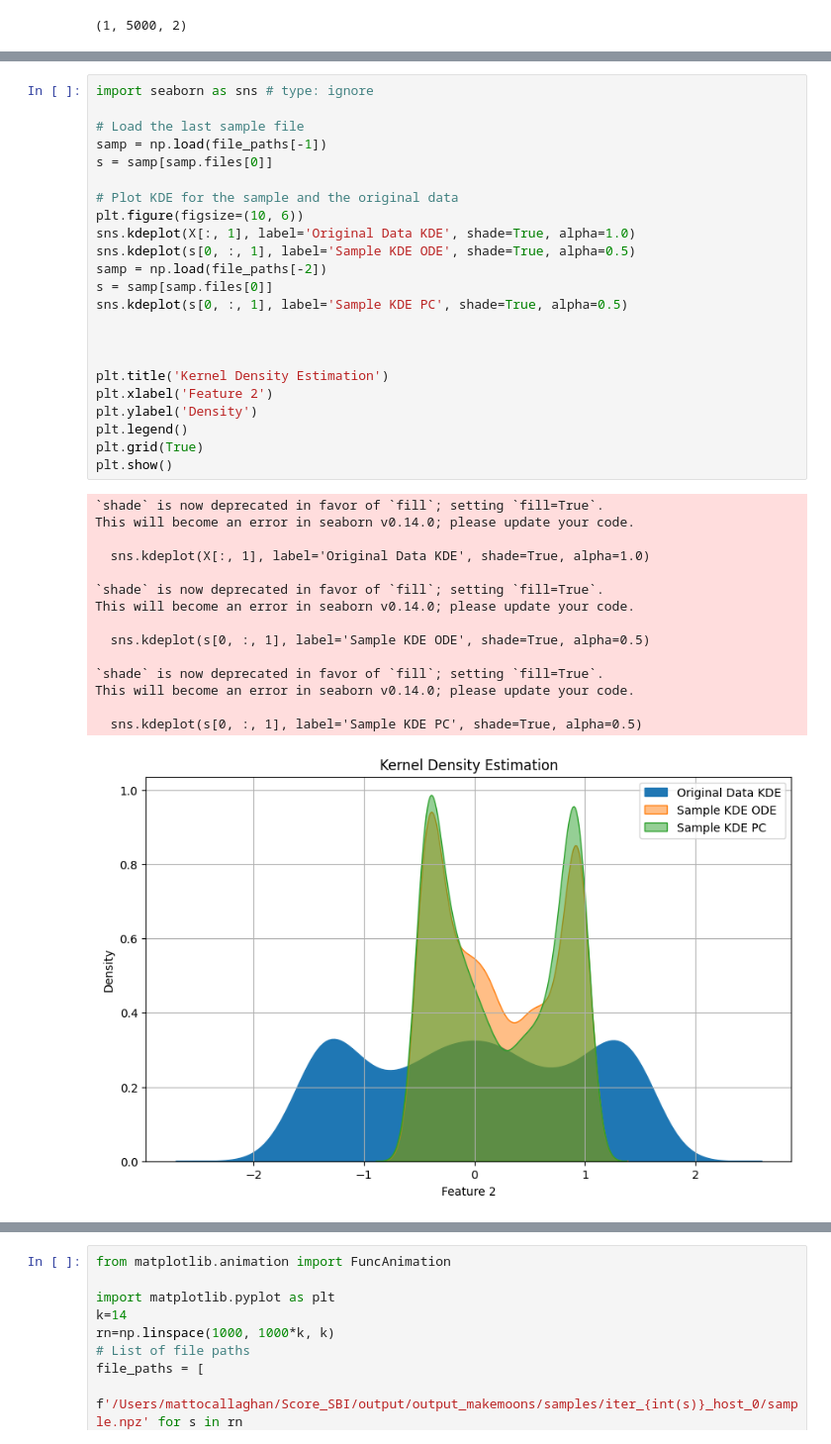
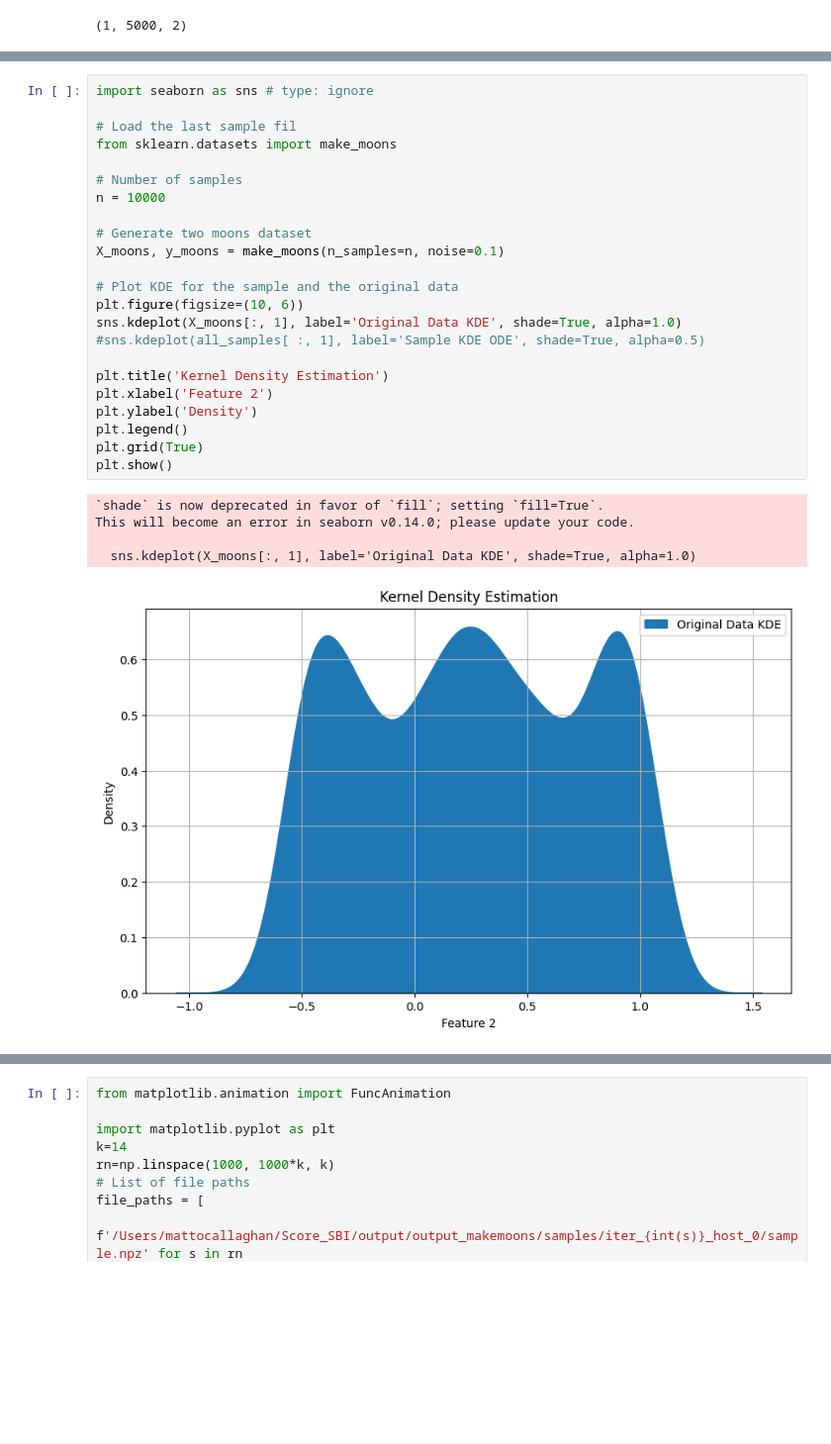
Before and after one commit to mattocallaghan/Score_SBI, a Jupyter notebook: plots.ipynb, the cells around one changed output, grey strips where cells are left out. Shown at 99% size. Cells and saved outputs as stored; diff of their text form; blank space fills up the shorter version.

```diff
--- a/plots.ipynb
+++ b/plots.ipynb
@@ -65,39 +126,29 @@ plt.hist(s[0, :, 1])
 # %%
 import seaborn as sns # type: ignore
 
-# Load the last sample file
-samp = np.load(file_paths[-1])
-s = samp[samp.files[0]]
+# Load the last sample fil
+from sklearn.datasets import make_moons
+
+# Number of samples
+n = 10000
+
+# Generate two moons dataset
+X_moons, y_moons = make_moons(n_samples=n, noise=0.1)
 
 # Plot KDE for the sample and the original data
 plt.figure(figsize=(10, 6))
-sns.kdeplot(X[:, 1], label='Original Data KDE', shade=True, alpha=1.0)
-sns.kdeplot(s[0, :, 1], label='Sample KDE ODE', shade=True, alpha=0.5)
-samp = np.load(file_paths[-2])
-s = samp[samp.files[0]]
-sns.kdeplot(s[0, :, 1], label='Sample KDE PC', shade=True, alpha=0.5)
-
-
+sns.kdeplot(X_moons[:, 1], label='Original Data KDE', shade=True, alpha=1.0)
+#sns.kdeplot(all_samples[ :, 1], label='Sample KDE ODE', shade=True, alpha=0.5)
 
 plt.title('Kernel Density Estimation')
 plt.xlabel('Feature 2')
 plt.ylabel('Density')
 plt.legend()
 plt.grid(True)
 plt.show()
 # %% [output]
 `shade` is now deprecated in favor of `fill`; setting `fill=True`.
 This will become an error in seaborn v0.14.0; please update your code.
 
-  sns.kdeplot(X[:, 1], label='Original Data KDE', shade=True, alpha=1.0)
-
-`shade` is now deprecated in favor of `fill`; setting `fill=True`.
-This will become an error in seaborn v0.14.0; please update your code.
-
-  sns.kdeplot(s[0, :, 1], label='Sample KDE ODE', shade=True, alpha=0.5)
-
-`shade` is now deprecated in favor of `fill`; setting `fill=True`.
-This will become an error in seaborn v0.14.0; please update your code.
-
-  sns.kdeplot(s[0, :, 1], label='Sample KDE PC', shade=True, alpha=0.5)
+  sns.kdeplot(X_moons[:, 1], label='Original Data KDE', shade=True, alpha=1.0)
-[figure, old version]
+[figure, new version]
```
Also changed, not shown: parts of 16 cells of this notebook, 12 other files.
